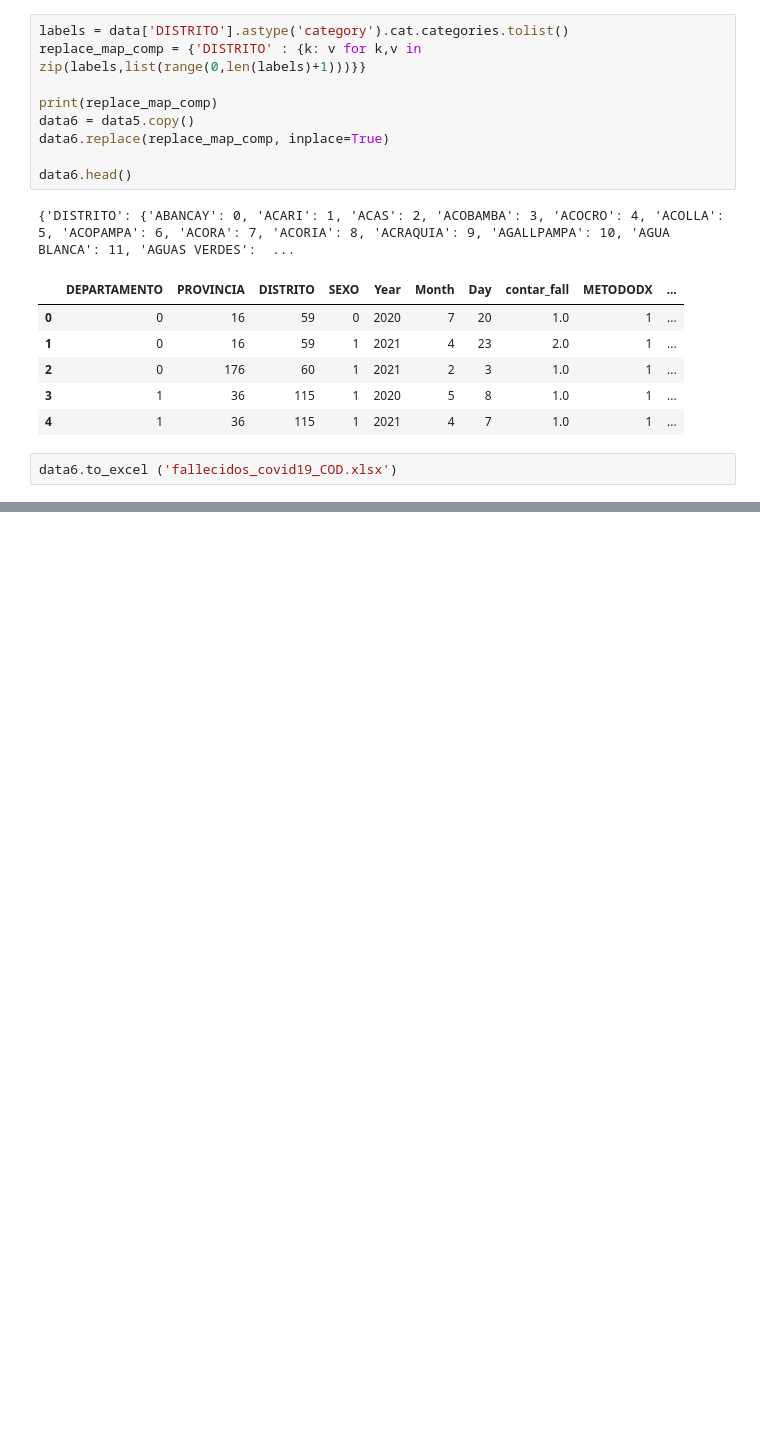
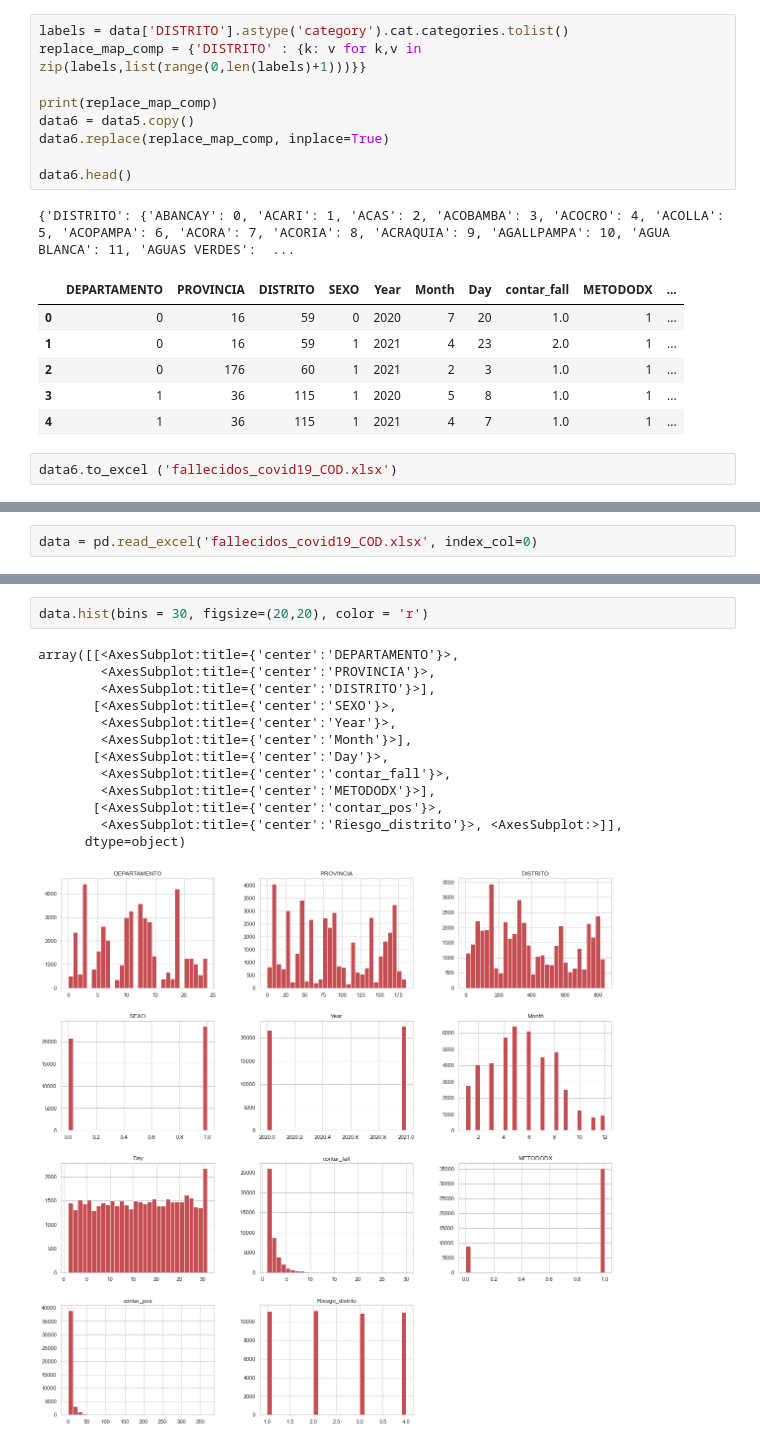
Before and after one commit to KevinRamosRivas/BI-UNMSM, a Jupyter notebook: Eq.B_Paso2_Report_COVID.ipynb, the cells around one changed output, grey strips where cells are left out. Drawn from its saved outputs; the diff is of its cells as text; blank space fills up the shorter version.

```diff
--- a/Eq.B_Paso2_Report_COVID.ipynb
+++ b/Eq.B_Paso2_Report_COVID.ipynb
@@ -464,0 +467,2 @@ data6.to_excel ('fallecidos_covid19_COD.xlsx')
+# %%
+data = pd.read_excel('fallecidos_covid19_COD.xlsx', index_col=0)
@@ -464,0 +478,16 @@ data6.to_excel ('fallecidos_covid19_COD.xlsx')
+# %%
+data.hist(bins = 30, figsize=(20,20), color = 'r')
+# %% [output]
+array([[<AxesSubplot:title={'center':'DEPARTAMENTO'}>,
+        <AxesSubplot:title={'center':'PROVINCIA'}>,
+        <AxesSubplot:title={'center':'DISTRITO'}>],
+       [<AxesSubplot:title={'center':'SEXO'}>,
+        <AxesSubplot:title={'center':'Year'}>,
+        <AxesSubplot:title={'center':'Month'}>],
+       [<AxesSubplot:title={'center':'Day'}>,
+        <AxesSubplot:title={'center':'contar_fall'}>,
+        <AxesSubplot:title={'center':'METODODX'}>],
+       [<AxesSubplot:title={'center':'contar_pos'}>,
+        <AxesSubplot:title={'center':'Riesgo_distrito'}>, <AxesSubplot:>]],
+      dtype=object)
+[figure, added]
```
Also changed, not shown: parts of 2 cells of this notebook.
